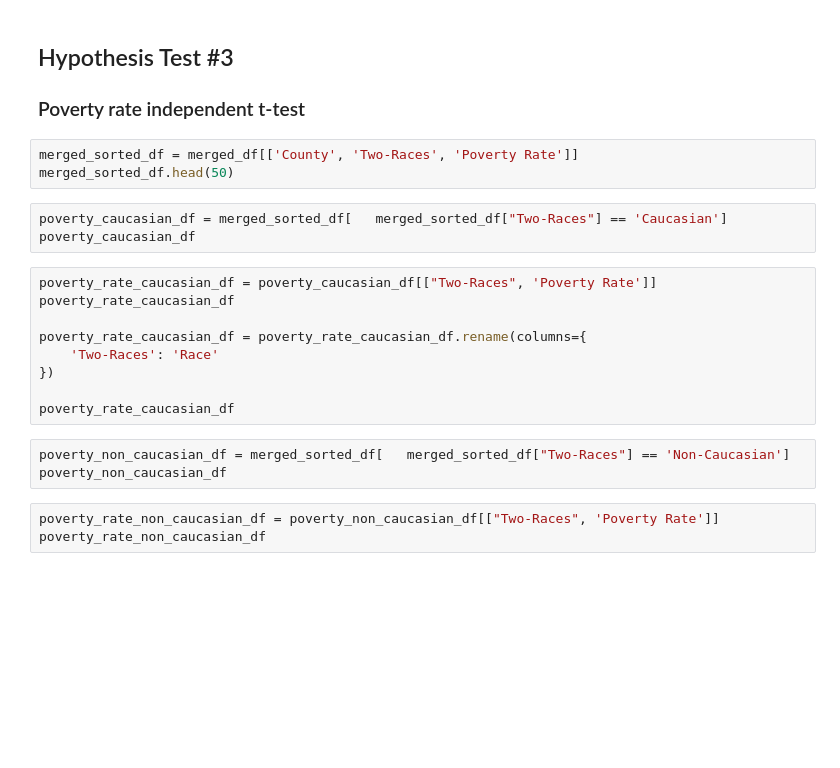
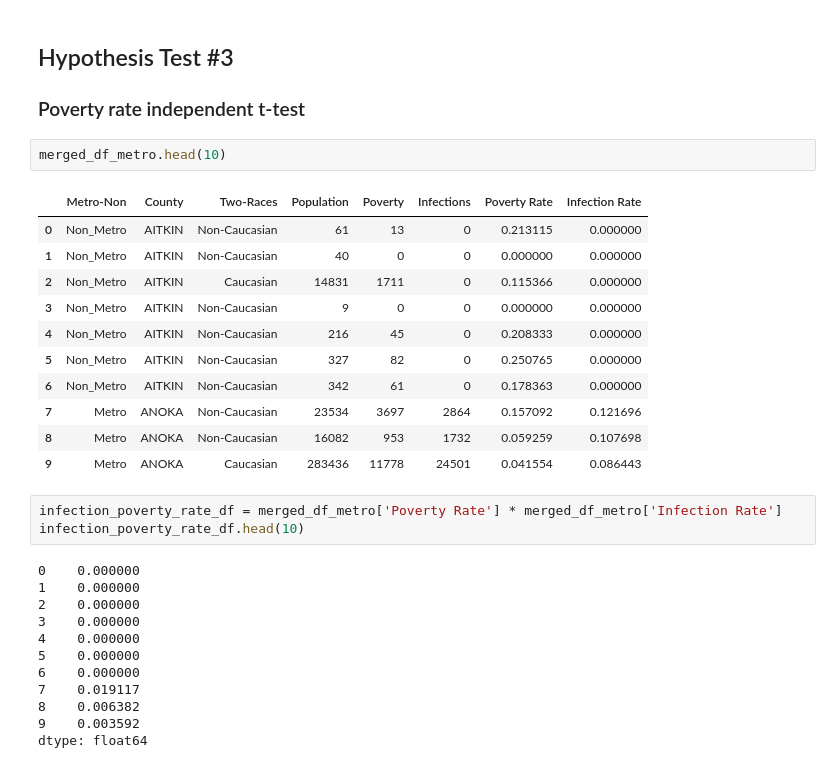
Before and after one commit to tlenzmeier58/Project_1, a Jupyter notebook: working.ipynb, the cells around one changed output. Saved outputs shown, nothing was run; the diff lists cells and outputs as text; blank space fills up the shorter version.

```diff
--- a/working.ipynb
+++ b/working.ipynb
@@ -964,24 +1429,32 @@ st.f_oneway(group0, group2)
 # %% [markdown]
 ## Hypothesis Test #3
 ### Poverty rate independent t-test
-# %%
-merged_sorted_df = merged_df[['County', 'Two-Races', 'Poverty Rate']]
-merged_sorted_df.head(50)
-# %%
-poverty_caucasian_df = merged_sorted_df[   merged_sorted_df["Two-Races"] == 'Caucasian']
-poverty_caucasian_df
-# %%
-poverty_rate_caucasian_df = poverty_caucasian_df[["Two-Races", 'Poverty Rate']]
-poverty_rate_caucasian_df
-
-poverty_rate_caucasian_df = poverty_rate_caucasian_df.rename(columns={
-    'Two-Races': 'Race'
-})
-
-poverty_rate_caucasian_df
-# %%
-poverty_non_caucasian_df = merged_sorted_df[   merged_sorted_df["Two-Races"] == 'Non-Caucasian']
-poverty_non_caucasian_df
-# %%
-poverty_rate_non_caucasian_df = poverty_non_caucasian_df[["Two-Races", 'Poverty Rate']]
-poverty_rate_non_caucasian_df
+# %%
+merged_df_metro.head(10)
+# %% [output]
+|  | Metro-Non | County | Two-Races | Population | Poverty | Infections | Poverty Rate | Infection Rate |
+| 0 | Non_Metro | AITKIN | Non-Caucasian | 61 | 13 | 0 | 0.213115 | 0.000000 |
+| 1 | Non_Metro | AITKIN | Non-Caucasian | 40 | 0 | 0 | 0.000000 | 0.000000 |
+| 2 | Non_Metro | AITKIN | Caucasian | 14831 | 1711 | 0 | 0.115366 | 0.000000 |
+| 3 | Non_Metro | AITKIN | Non-Caucasian | 9 | 0 | 0 | 0.000000 | 0.000000 |
+| 4 | Non_Metro | AITKIN | Non-Caucasian | 216 | 45 | 0 | 0.208333 | 0.000000 |
+| 5 | Non_Metro | AITKIN | Non-Caucasian | 327 | 82 | 0 | 0.250765 | 0.000000 |
+| 6 | Non_Metro | AITKIN | Non-Caucasian | 342 | 61 | 0 | 0.178363 | 0.000000 |
+| 7 | Metro | ANOKA | Non-Caucasian | 23534 | 3697 | 2864 | 0.157092 | 0.121696 |
+| 8 | Metro | ANOKA | Non-Caucasian | 16082 | 953 | 1732 | 0.059259 | 0.107698 |
+| 9 | Metro | ANOKA | Caucasian | 283436 | 11778 | 24501 | 0.041554 | 0.086443 |
+# %%
+infection_poverty_rate_df = merged_df_metro['Poverty Rate'] * merged_df_metro['Infection Rate']
+infection_poverty_rate_df.head(10)
+# %% [output]
+0    0.000000
+1    0.000000
+2    0.000000
+3    0.000000
+4    0.000000
+5    0.000000
+6    0.000000
+7    0.019117
+8    0.006382
+9    0.003592
+dtype: float64
```
Also changed, not shown: parts of 69 cells of this notebook.
